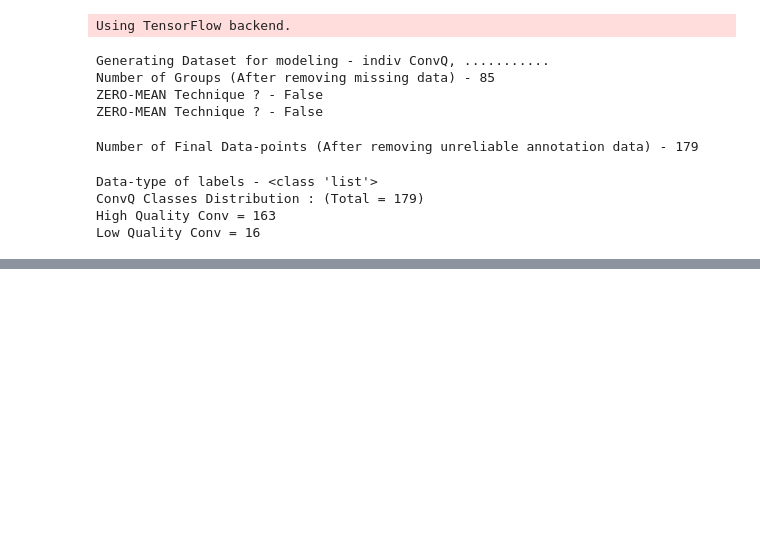
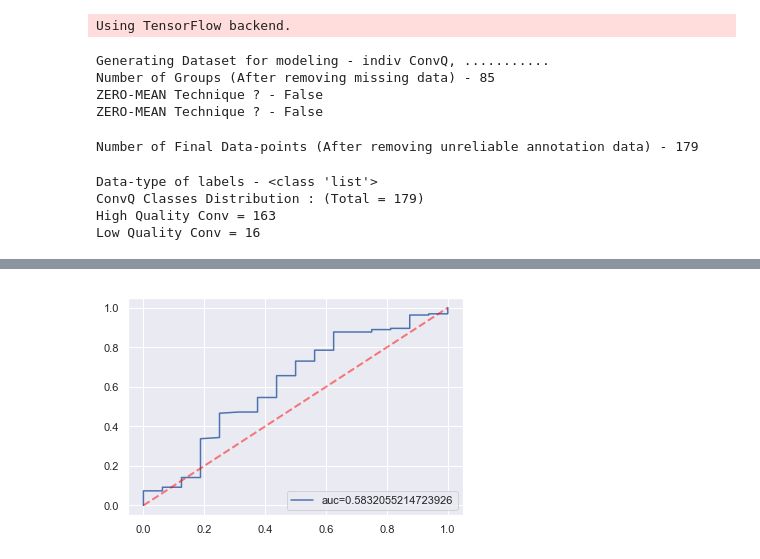
Before and after one commit to LRNavin/conversation_quality, a Jupyter notebook: main_experiment/predicitve_modeling/baseline-improv-v1.ipynb, the cells around one changed output, grey strips where cells are left out. Saved outputs shown, nothing was run; the diff lists cells and outputs as text; code cells hidden in the pictures; blank space fills up the shorter version.

```diff
--- a/main_experiment/predicitve_modeling/baseline-improv-v1.ipynb
+++ b/main_experiment/predicitve_modeling/baseline-improv-v1.ipynb
@@ -44,7 +45,7 @@ Using TensorFlow backend.
 # %%
 # Variables for baseline
 random_seed=44
-manifest="indiv"
+manifest="z"
 data_split_per=.40
 missing_data_thresh=50.0 #(in percent)
 convq_thresh=3.0
@@ -94,7 +95,7 @@ def select_required_features(temp_X, required_feats):
 def dimension_reduction(temp_X, method="pca"):
     dim_red_model = None
     if method=="pca":
-        dim_red_model = PCA(.95).fit(temp_X)
+        dim_red_model = PCA(.90).fit(temp_X)
     elif method=="tsne":
         dim_red_model = TSNE(n_components=2).fit(temp_X)
     return dim_red_model
@@ -136,9 +137,12 @@ def analyse_model_params(model):
 def test_model(temp_X, model):
     return model.predict(temp_X)
 
-def evaluate_predict(predict_temp_y, test_temp_y, method=accuracy_score):
+def evaluate_predict(test_temp_y, predict_temp_y, method=accuracy_score):
     score = method(test_temp_y, predict_temp_y)
     return score
+
+def get_model_predict_proba(temp_X, model):
+    return model.predict_proba(temp_X)[::,1]
 # %%
 # Data Read
 X, y, ids = data_gen.get_dataset_for_experiment(dataset=dataset,
@@ -177,6 +181,8 @@ Data-type of labels - <class 'list'>
 ConvQ Classes Distribution : (Total = 179)
 High Quality Conv = 163
 Low Quality Conv = 16
+# %%
+final_X = X
 # %%
 #train_X, test_X, train_y, test_y = train_test_split(X, y, test_size=data_split_per, random_state=random_seed)
 final_conf_matrix = [[0,0],[0,0]]
@@ -276,0 +259,3 @@ print(final_auc_score)
+# %%
+final_conf_matrix = evaluate_predict(final_label, final_predict, confusion_matrix)
+final_auc_score   = evaluate_predict(final_label, final_predict, roc_auc_score)
@@ -276,0 +277,11 @@ print(final_auc_score)
+# %%
+from sklearn import metrics
+import matplotlib.pyplot as plt
+
+fpr, tpr, _ = metrics.roc_curve(final_label, final_pred_prob)
+plt.plot(fpr,tpr,label="auc="+str(final_auc_score), color='b')
+plt.plot([0, 1], [0, 1], color='red', alpha=0.5, lw=2, linestyle='--')
+plt.legend(loc=4)
+plt.show()
+# %% [output]
+[figure, added]
```
Also changed, not shown: parts of 4 cells of this notebook, 6 other files.
